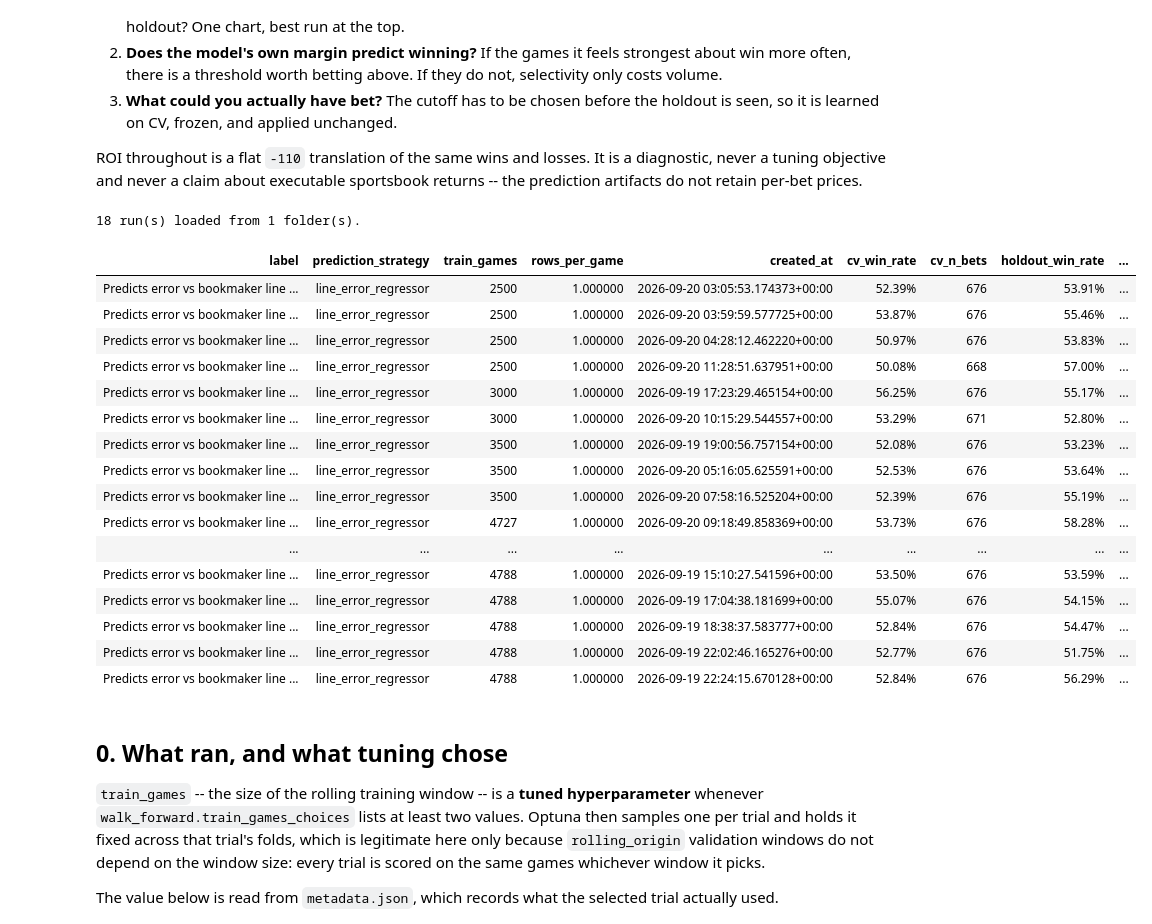
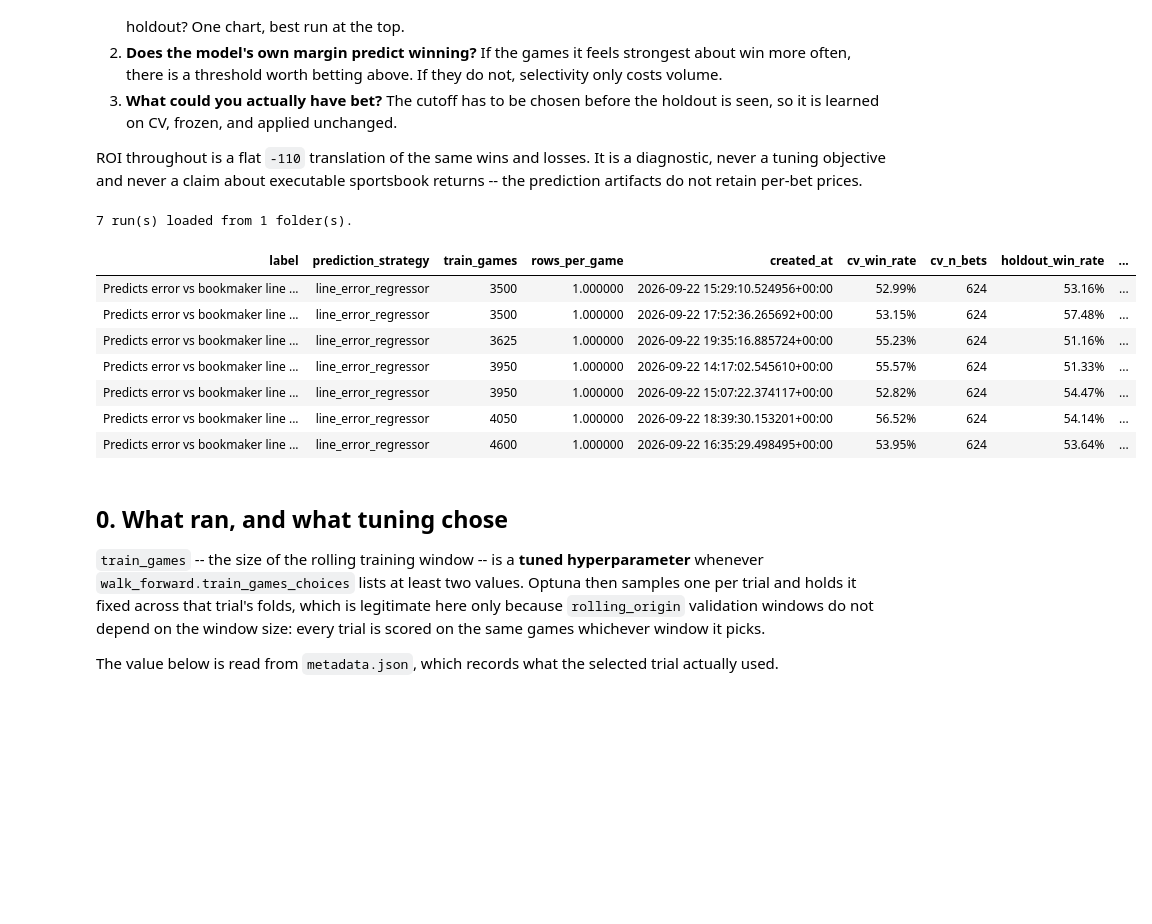
Before and after one commit to aalvarezvarela/Scorecast, a Jupyter notebook: experiments/notebooks/survey_experiments.ipynb, the cells around one changed output. Cells and saved outputs as stored; diff of their text form; code cells hidden in the pictures; blank space fills up the shorter version.

```diff
--- a/experiments/notebooks/survey_experiments.ipynb
+++ b/experiments/notebooks/survey_experiments.ipynb
@@ -52,8 +52,9 @@ SOURCES = [ 'experiments/early_line_error_window_2_5_2026_09']
 # Top-6 horizons of the campaign above, window fixed at each horizon's max,
 # with and without tuned time decay. Pair each decay arm with its own
 # no-decay arm at the same horizon -- the contrast is within a horizon.
-# SOURCES = [ 'experiments/early_line_error_fixedmax_2_5_2026_09']
+SOURCES = [ 'experiments/early_line_error_fixedmax_2_5_2026_09']
 # SOURCES = ['experiments/early_totals_spread_window_2_5_2026_09']
+SOURCES = ['experiments/history_depth_line_error_2_5_2026_09']
 ARTIFACTS_ROOT = 'artifacts/experiments'
 ONLY_STRATEGIES: list[str] | None = None
 ONLY_COMPARISON_GROUP: str | None = None
@@ -106,50 +107,41 @@ predictions = loaders.load_prediction_cache(runs)
 # Scored here so the inventory already answers "how often did it pick the right
 # side?", and reused by section 1 rather than scoring every prediction twice.
 scoreboard = coverage.build_scoreboard(runs, predictions)
 # n_seeds / seed_roi_range come from seed_stability.csv and are 1 / NaN on a
 # single-seed run. They belong next to the win rates: seed_roi_range is the
 # spread of ONE config's own ROI across seeds, so any between-run gap smaller
 # than it is not a result. A run with no extra seeds simply has no error bar.
 inventory = runs[[
     'label', 'prediction_strategy', 'train_games', 'rows_per_game', 'created_at',
 
 ]].merge(
     scoreboard[[
         'label', 'cv_win_rate', 'cv_n_bets', 'holdout_win_rate', 'holdout_n_bets',
     ]],
     on='label', how='left',
 )
 
 print(f"{len(runs)} run(s) loaded from {runs['source_path'].nunique()} folder(s).")
 display(
     inventory.style.format({
         'cv_win_rate': '{:.2%}',
         'holdout_win_rate': '{:.2%}',
         'cv_n_bets': '{:,.0f}',
         'holdout_n_bets': '{:,.0f}',
         'n_seeds': '{:.0f}',
         'seed_roi_range': '{:.2%}',
     }, na_rep='—').hide(axis='index')
 )
 # %% [output]
-18 run(s) loaded from 1 folder(s).
+7 run(s) loaded from 1 folder(s).
 | label | prediction_strategy | train_games | rows_per_game | created_at | cv_win_rate | cv_n_bets | holdout_win_rate | ... |
-| Predicts error vs bookmaker line ... | line_error_regressor | 2500 | 1.000000 | 2026-09-20 03:05:53.174373+00:00 | 52.39% | 676 | 53.91% | ... |
-| Predicts error vs bookmaker line ... | line_error_regressor | 2500 | 1.000000 | 2026-09-20 03:59:59.577725+00:00 | 53.87% | 676 | 55.46% | ... |
-| Predicts error vs bookmaker line ... | line_error_regressor | 2500 | 1.000000 | 2026-09-20 04:28:12.462220+00:00 | 50.97% | 676 | 53.83% | ... |
-| Predicts error vs bookmaker line ... | line_error_regressor | 2500 | 1.000000 | 2026-09-20 11:28:51.637951+00:00 | 50.08% | 668 | 57.00% | ... |
-| Predicts error vs bookmaker line ... | line_error_regressor | 3000 | 1.000000 | 2026-09-19 17:23:29.465154+00:00 | 56.25% | 676 | 55.17% | ... |
-| Predicts error vs bookmaker line ... | line_error_regressor | 3000 | 1.000000 | 2026-09-20 10:15:29.544557+00:00 | 53.29% | 671 | 52.80% | ... |
-| Predicts error vs bookmaker line ... | line_error_regressor | 3500 | 1.000000 | 2026-09-19 19:00:56.757154+00:00 | 52.08% | 676 | 53.23% | ... |
-| Predicts error vs bookmaker line ... | line_error_regressor | 3500 | 1.000000 | 2026-09-20 05:16:05.625591+00:00 | 52.53% | 676 | 53.64% | ... |
-| Predicts error vs bookmaker line ... | line_error_regressor | 3500 | 1.000000 | 2026-09-20 07:58:16.525204+00:00 | 52.39% | 676 | 55.19% | ... |
-| Predicts error vs bookmaker line ... | line_error_regressor | 4727 | 1.000000 | 2026-09-20 09:18:49.858369+00:00 | 53.73% | 676 | 58.28% | ... |
-| ... | ... | ... | ... | ... | ... | ... | ... | ... |
-| Predicts error vs bookmaker line ... | line_error_regressor | 4788 | 1.000000 | 2026-09-19 15:10:27.541596+00:00 | 53.50% | 676 | 53.59% | ... |
-| Predicts error vs bookmaker line ... | line_error_regressor | 4788 | 1.000000 | 2026-09-19 17:04:38.181699+00:00 | 55.07% | 676 | 54.15% | ... |
-| Predicts error vs bookmaker line ... | line_error_regressor | 4788 | 1.000000 | 2026-09-19 18:38:37.583777+00:00 | 52.84% | 676 | 54.47% | ... |
-| Predicts error vs bookmaker line ... | line_error_regressor | 4788 | 1.000000 | 2026-09-19 22:02:46.165276+00:00 | 52.77% | 676 | 51.75% | ... |
-| Predicts error vs bookmaker line ... | line_error_regressor | 4788 | 1.000000 | 2026-09-19 22:24:15.670128+00:00 | 52.84% | 676 | 56.29% | ... |
+| Predicts error vs bookmaker line ... | line_error_regressor | 3500 | 1.000000 | 2026-09-22 15:29:10.524956+00:00 | 52.99% | 624 | 53.16% | ... |
+| Predicts error vs bookmaker line ... | line_error_regressor | 3500 | 1.000000 | 2026-09-22 17:52:36.265692+00:00 | 53.15% | 624 | 57.48% | ... |
+| Predicts error vs bookmaker line ... | line_error_regressor | 3625 | 1.000000 | 2026-09-22 19:35:16.885724+00:00 | 55.23% | 624 | 51.16% | ... |
+| Predicts error vs bookmaker line ... | line_error_regressor | 3950 | 1.000000 | 2026-09-22 14:17:02.545610+00:00 | 55.57% | 624 | 51.33% | ... |
+| Predicts error vs bookmaker line ... | line_error_regressor | 3950 | 1.000000 | 2026-09-22 15:07:22.374117+00:00 | 52.82% | 624 | 54.47% | ... |
+| Predicts error vs bookmaker line ... | line_error_regressor | 4050 | 1.000000 | 2026-09-22 18:39:30.153201+00:00 | 56.52% | 624 | 54.14% | ... |
+| Predicts error vs bookmaker line ... | line_error_regressor | 4600 | 1.000000 | 2026-09-22 16:35:29.498495+00:00 | 53.95% | 624 | 53.64% | ... |
 # %% [markdown]
 ## 0. What ran, and what tuning chose
 
```
Also changed, not shown: parts of 9 cells of this notebook, 32 other files.
